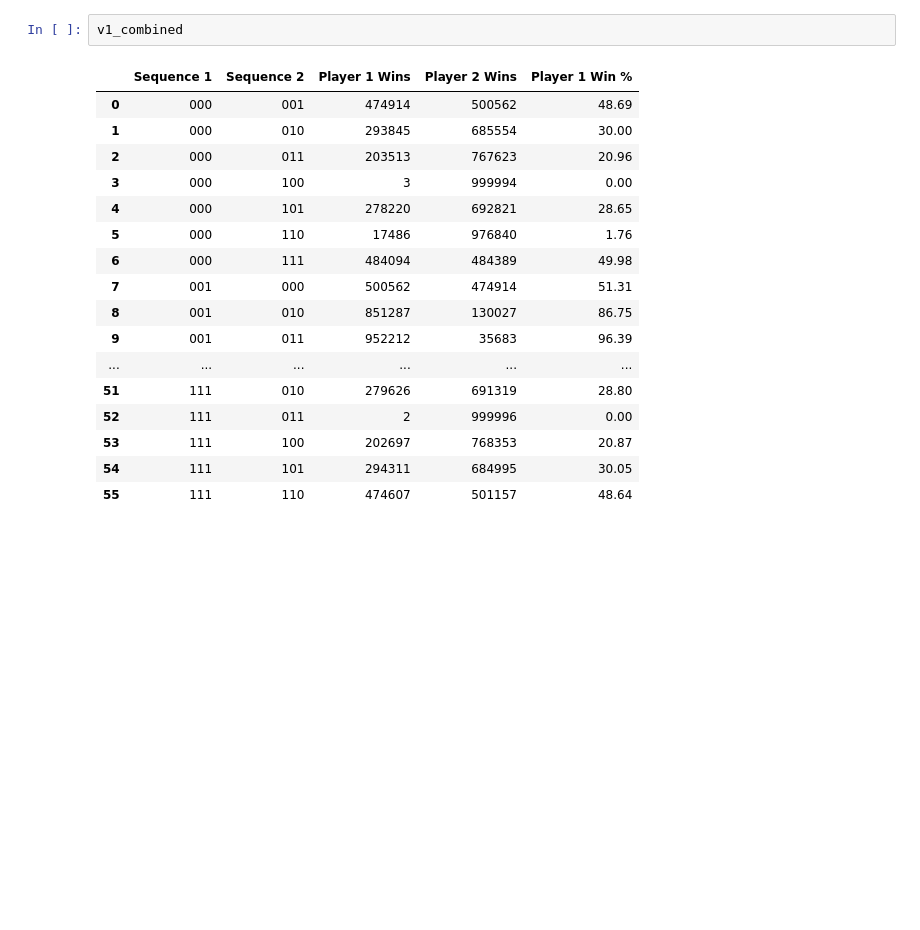
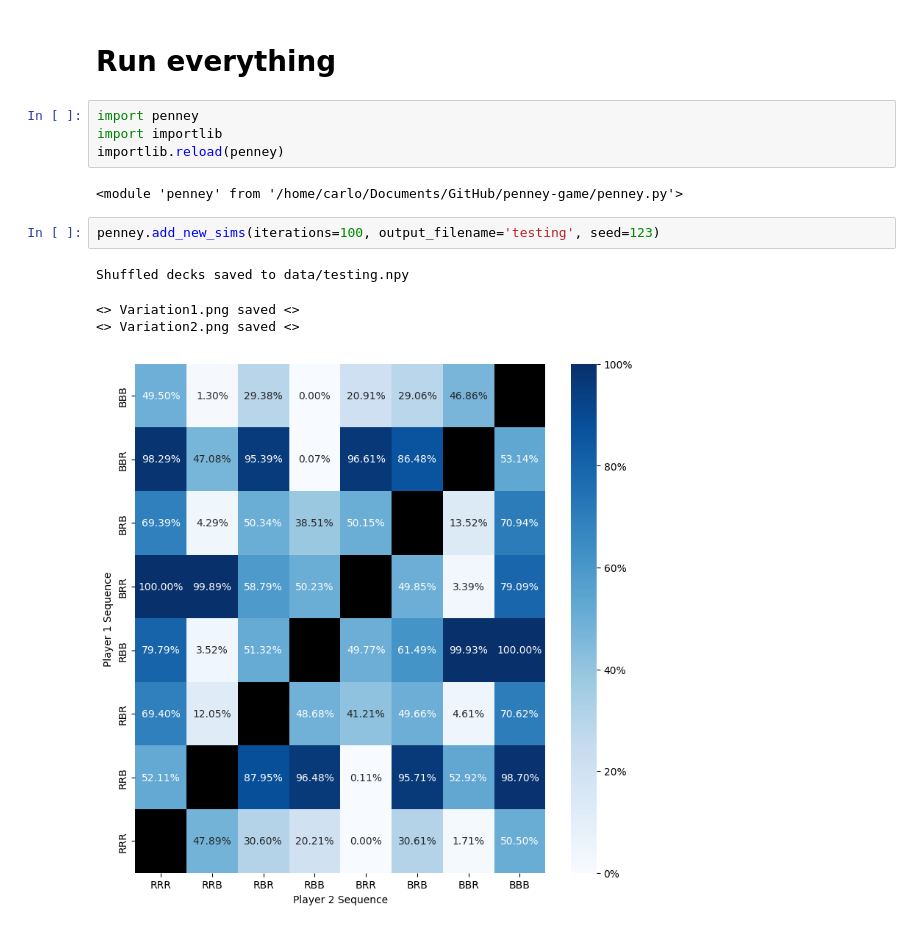
Before and after one commit to CarloMehegan/penney-game, a Jupyter notebook: RunEverything.ipynb, the cells around one changed output. Drawn from its saved outputs; the diff is of its cells as text; blank space fills up the shorter version.

```diff
--- a/RunEverything.ipynb
+++ b/RunEverything.ipynb
@@ -59,20 +1,15 @@ visualization2 = DataVisualization.generate_heatmap(v2_combined, 'Variation2')
-# %%
-v1_combined
-# %% [output]
-|  | Sequence 1 | Sequence 2 | Player 1 Wins | Player 2 Wins | Player 1 Win % |
-| 0 | 000 | 001 | 474914 | 500562 | 48.69 |
-| 1 | 000 | 010 | 293845 | 685554 | 30.00 |
-| 2 | 000 | 011 | 203513 | 767623 | 20.96 |
-| 3 | 000 | 100 | 3 | 999994 | 0.00 |
-| 4 | 000 | 101 | 278220 | 692821 | 28.65 |
-| 5 | 000 | 110 | 17486 | 976840 | 1.76 |
-| 6 | 000 | 111 | 484094 | 484389 | 49.98 |
-| 7 | 001 | 000 | 500562 | 474914 | 51.31 |
-| 8 | 001 | 010 | 851287 | 130027 | 86.75 |
-| 9 | 001 | 011 | 952212 | 35683 | 96.39 |
-| ... | ... | ... | ... | ... | ... |
-| 51 | 111 | 010 | 279626 | 691319 | 28.80 |
-| 52 | 111 | 011 | 2 | 999996 | 0.00 |
-| 53 | 111 | 100 | 202697 | 768353 | 20.87 |
-| 54 | 111 | 101 | 294311 | 684995 | 30.05 |
-| 55 | 111 | 110 | 474607 | 501157 | 48.64 |
+# %% [markdown]
+# Run everything
+# %%
+import penney
+import importlib
+importlib.reload(penney)
+# %% [output]
+<module 'penney' from '/home/carlo/Documents/GitHub/penney-game/penney.py'>
+# %%
+penney.add_new_sims(iterations=100, output_filename='testing', seed=123)
+# %% [output]
+Shuffled decks saved to data/testing.npy
+<> Variation1.png saved <>
+<> Variation2.png saved <>
+[figure, added]
```
Also changed, not shown: parts of 10 cells of this notebook, 4 other files.
